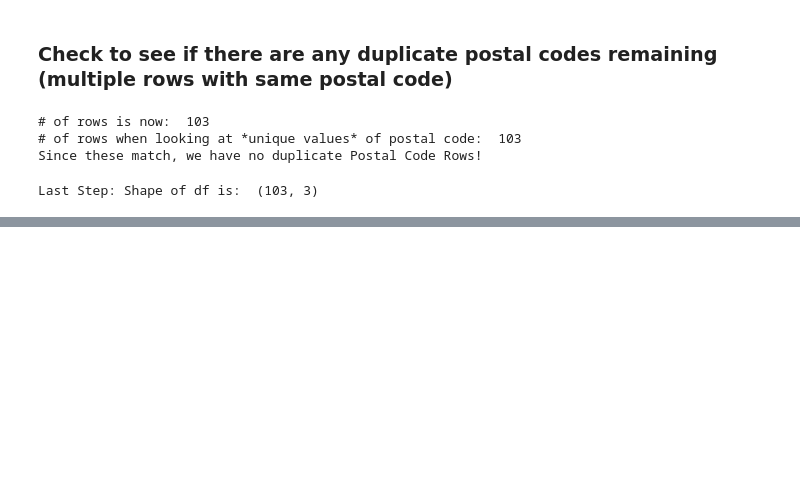
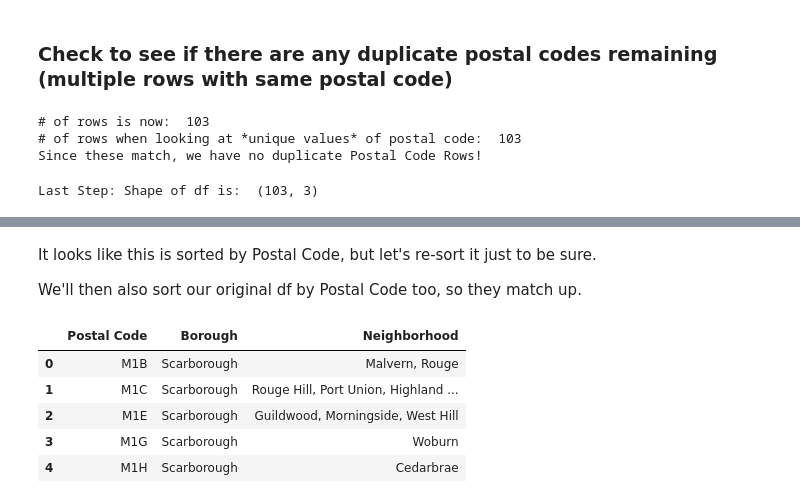
Before and after one commit to KyleStewartPhD/IBMcapstone, a Jupyter notebook: Capstone Project Week 3.ipynb, the cells around one changed output, grey strips where cells are left out. Cells and saved outputs as stored; diff of their text form; code cells hidden in the pictures; blank space fills up the shorter version.

```diff
--- a/Capstone Project Week 3.ipynb
+++ b/Capstone Project Week 3.ipynb
@@ -77,0 +92,17 @@ Last Step: Shape of df is:  (103, 3)
+# %% [markdown]
+It looks like this is sorted by Postal Code, but let's re-sort it just to be sure.
+
+We'll then also sort our original df by Postal Code too, so they match up.
+# %%
+df_ll = df_ll.sort_values(by='Postal Code')
+
+df = df.sort_values(by='Postal Code')
+df.reset_index(drop=True, inplace=True)
+df.head()
+# %% [output]
+|  | Postal Code | Borough | Neighborhood |
+| 0 | M1B | Scarborough | Malvern, Rouge |
+| 1 | M1C | Scarborough | Rouge Hill, Port Union, Highland ... |
+| 2 | M1E | Scarborough | Guildwood, Morningside, West Hill |
+| 3 | M1G | Scarborough | Woburn |
+| 4 | M1H | Scarborough | Cedarbrae |
```
Also changed, not shown: parts of 5 cells of this notebook.
